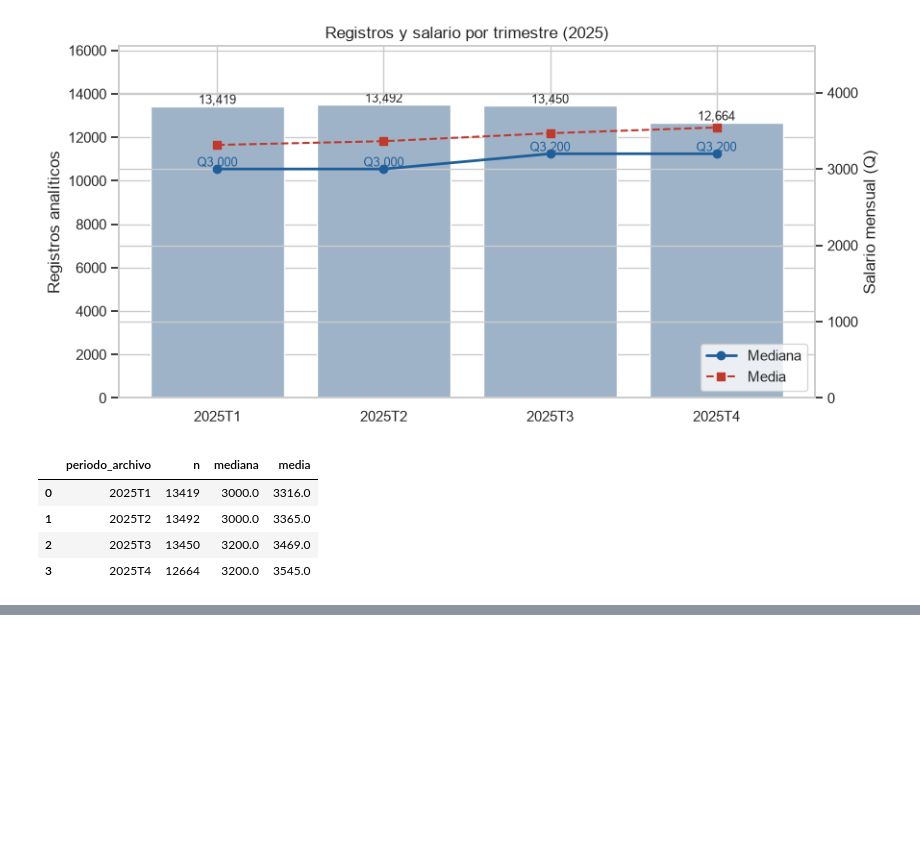
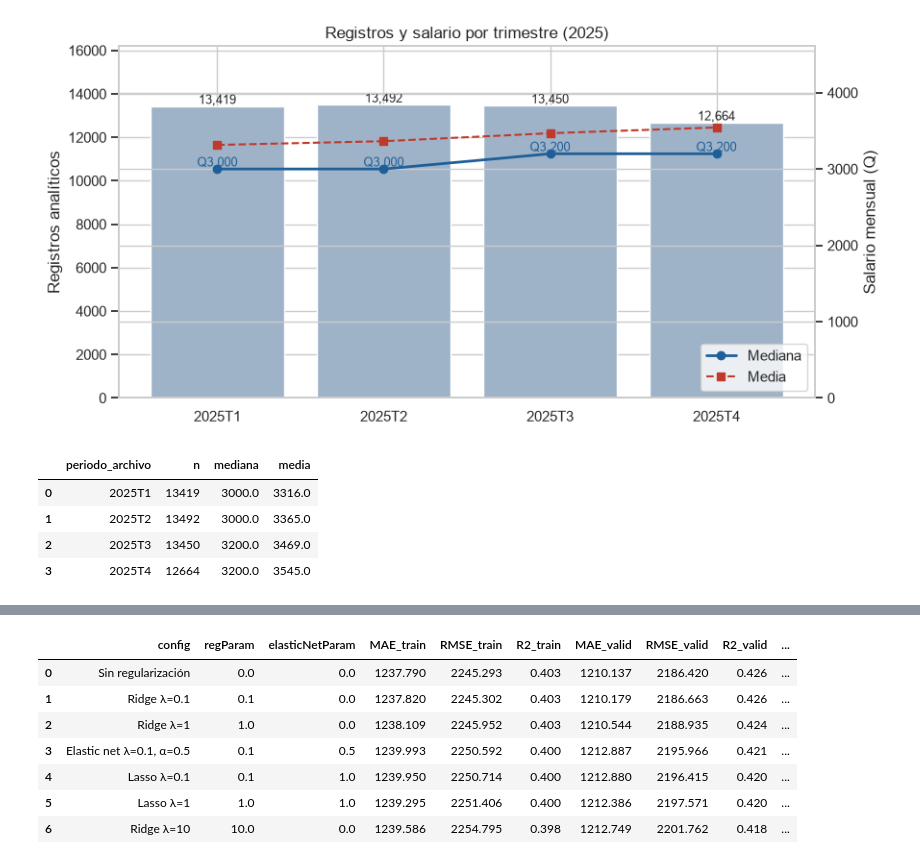
Before and after one commit to Qu3zada22/lab7-md, a Jupyter notebook: lab7_eneic.ipynb, the cells around one changed output, grey strips where cells are left out. Drawn from its saved outputs; the diff is of its cells as text; code cells hidden in the pictures; blank space fills up the shorter version.

```diff
--- a/lab7_eneic.ipynb
+++ b/lab7_eneic.ipynb
@@ -1174,0 +1306,32 @@ plt.tight_layout(); plt.show()
+# %%
+CONFIGS_LR = [
+    {"config": "Sin regularización",        "regParam": 0.0,  "elasticNetParam": 0.0},
+    {"config": "Ridge λ=0.1",               "regParam": 0.1,  "elasticNetParam": 0.0},
+    {"config": "Ridge λ=1",                 "regParam": 1.0,  "elasticNetParam": 0.0},
+    {"config": "Ridge λ=10",                "regParam": 10.0, "elasticNetParam": 0.0},
+    {"config": "Lasso λ=0.1",               "regParam": 0.1,  "elasticNetParam": 1.0},
+    {"config": "Lasso λ=1",                 "regParam": 1.0,  "elasticNetParam": 1.0},
+    {"config": "Elastic net λ=0.1, α=0.5",  "regParam": 0.1,  "elasticNetParam": 0.5},
+]
+
+resultados_lr, modelos_lr = [], {}
+for cfg in CONFIGS_LR:
+    modelo = pipeline_lr(cfg["regParam"], cfg["elasticNetParam"]).fit(train)
+    m_train, m_valid = evaluar(modelo.transform(train)), evaluar(modelo.transform(valid))
+    resultados_lr.append({**cfg,
+                          **{f"{k}_train": v for k, v in m_train.items()},
+                          **{f"{k}_valid": v for k, v in m_valid.items()},
+                          "coef_no_nulos": int(np.count_nonzero(modelo.stages[-1].coefficients.toArray()))})
+    modelos_lr[cfg["config"]] = modelo
+
+res_lr = pd.DataFrame(resultados_lr).sort_values("RMSE_valid").reset_index(drop=True)
+res_lr.round(3)
+# %% [output]
+|  | config | regParam | elasticNetParam | MAE_train | RMSE_train | R2_train | MAE_valid | RMSE_valid | R2_valid | ... |
+| 0 | Sin regularización | 0.0 | 0.0 | 1237.790 | 2245.293 | 0.403 | 1210.137 | 2186.420 | 0.426 | ... |
+| 1 | Ridge λ=0.1 | 0.1 | 0.0 | 1237.820 | 2245.302 | 0.403 | 1210.179 | 2186.663 | 0.426 | ... |
+| 2 | Ridge λ=1 | 1.0 | 0.0 | 1238.109 | 2245.952 | 0.403 | 1210.544 | 2188.935 | 0.424 | ... |
+| 3 | Elastic net λ=0.1, α=0.5 | 0.1 | 0.5 | 1239.993 | 2250.592 | 0.400 | 1212.887 | 2195.966 | 0.421 | ... |
+| 4 | Lasso λ=0.1 | 0.1 | 1.0 | 1239.950 | 2250.714 | 0.400 | 1212.880 | 2196.415 | 0.420 | ... |
+| 5 | Lasso λ=1 | 1.0 | 1.0 | 1239.295 | 2251.406 | 0.400 | 1212.386 | 2197.571 | 0.420 | ... |
+| 6 | Ridge λ=10 | 10.0 | 0.0 | 1239.586 | 2254.795 | 0.398 | 1212.749 | 2201.762 | 0.418 | ... |
```
Also changed, not shown: parts of 78 cells of this notebook, 2 other files.
